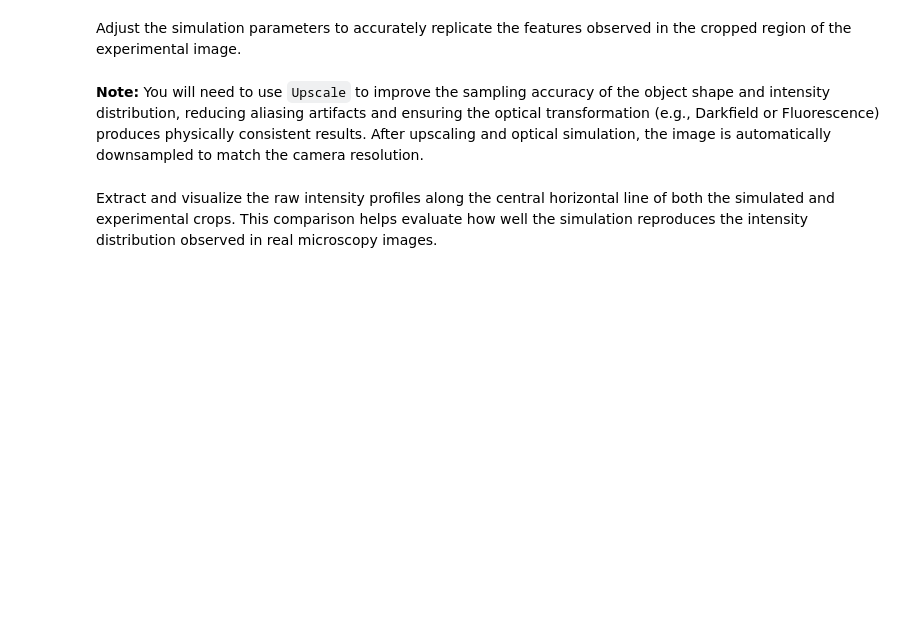
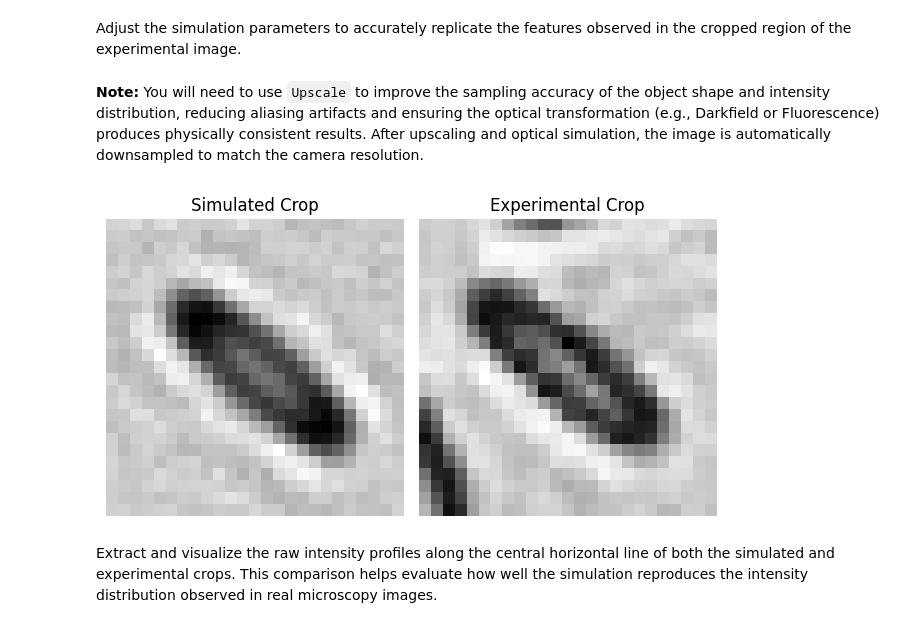
Before and after one commit to softmatterlab/ParticleTracking, a Jupyter notebook: tutorial/detection/ellipses/detection_ellipses.ipynb, the cells around one changed output. Cells and saved outputs as stored; diff of their text form; code cells hidden in the pictures; blank space fills up the shorter version.

```diff
--- a/tutorial/detection/ellipses/detection_ellipses.ipynb
+++ b/tutorial/detection/ellipses/detection_ellipses.ipynb
@@ -200,7 +213,7 @@ ellipse = dt.Ellipsoid(
     position=0.5 * np.array([image_size, image_size]),
     z=0 * dt.units.nm, # Particle in focus.
     radius=(major_axis_length, eccentricity * major_axis_length) * dt.units.nm,  # Axes in nanometers
-    intensity=0.45,  # Field magnitude squared
+    intensity=0.43,  # Field magnitude squared
     rotation=0.225 * np.pi,
 )
 
@@ -211,36 +224,38 @@ optics = dt.Darkfield(
     refractive_index_medium=1.55,
     output_region=[0, 0, image_size, image_size],
     magnification=1,
     resolution=pixel_size_nm * dt.units.nm,  # Camera resolution or effective resolution.
 )
 
 # Apply transformations. Use `Upscale` to improve simulations rendering.
 sim_crop = (
     dt.Upscale(optics(ellipse), factor=2)  # Upscale the image to the original size.
-    >> dt.NormalizeMinMax()
-    >> dt.Poisson(snr=25)
-    >> dt.Multiply(265)
+    >> dt.Background(0.1)
+    >> dt.Poisson(snr=70)
+    >> dt.Multiply(60)
 )
 
 # Convert crop into NumPy array.
 simulated_crop = np.squeeze(sim_crop())
 
 # Plot the simulated and experimental crops.
 fig, axes = plt.subplots(1, 2)
 
 # Simulated crop.
 plot = axes[0].imshow(simulated_crop, cmap="gray")
 axes[0].axis("off")
 axes[0].set_title("Simulated Crop")
 
 # Experimental crop.
 axes[1].imshow(crop, cmap="gray")
 axes[1].axis("off")
 axes[1].set_title("Experimental Crop")
 
 # Adjust layout and show plot.
 plt.tight_layout()
 plt.show()
+# %% [output]
+[figure, added]
 # %% [markdown]
 Extract and visualize the raw intensity profiles along the central horizontal line of both the simulated and experimental crops. This comparison helps evaluate how well the simulation reproduces the intensity distribution observed in real microscopy images.
 # %%
```
Also changed, not shown: parts of 5 cells of this notebook, 18 other files.
